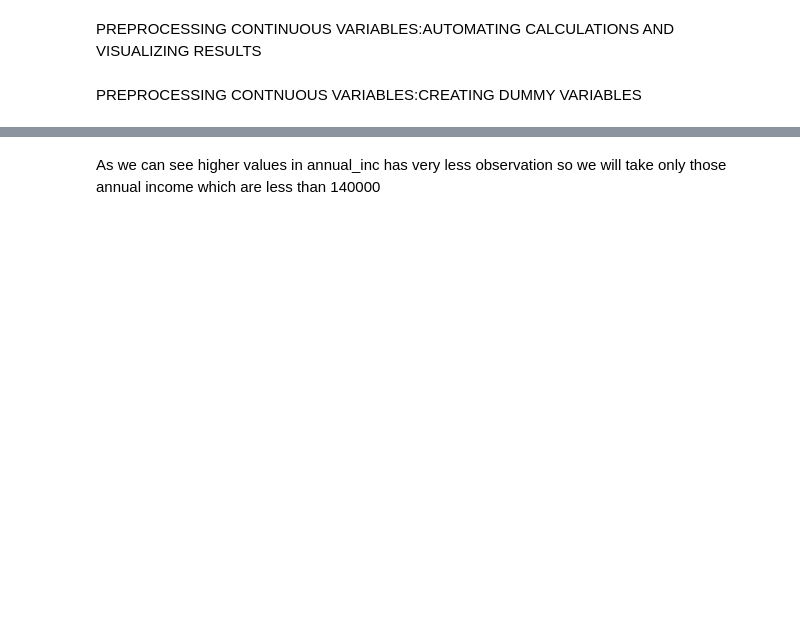
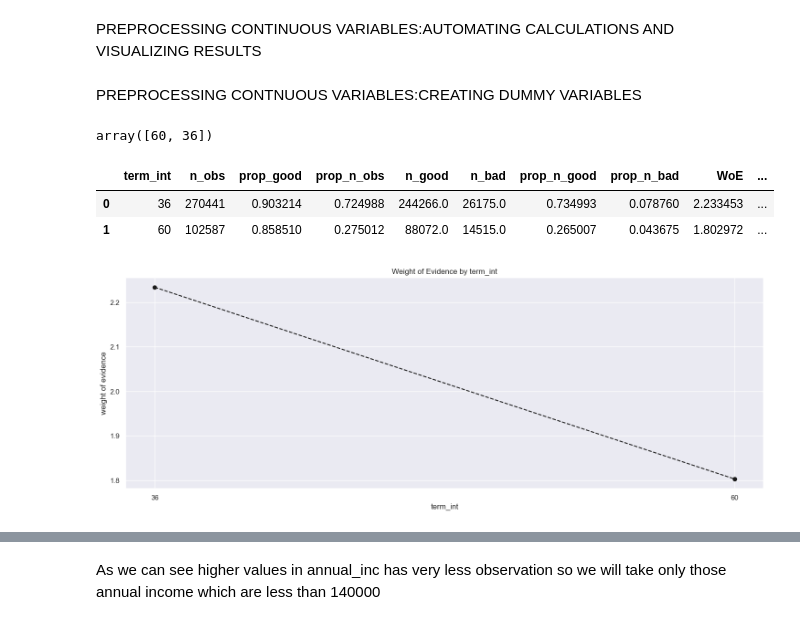
Before and after one commit to UpadhyayShweta/credit_risk_analysis, a Jupyter notebook: CreditRiskAnalysis_preprocessing_1.ipynb, the cells around one changed output, grey strips where cells are left out. Drawn from its saved outputs; the diff is of its cells as text; code cells hidden in the pictures; blank space fills up the shorter version.

```diff
--- a/CreditRiskAnalysis_preprocessing_1.ipynb
+++ b/CreditRiskAnalysis_preprocessing_1.ipynb
@@ -919,31 +990,44 @@ PREPROCESSING CONTINUOUS VARIABLES:AUTOMATING CALCULATIONS AND VISUALIZING RESUL
 
 #Now, this is the function for preprocessing of continuous variables
 
-def woe_continuous(df,discrete_variable_name,good_bad_variable_df):
-    df = pd.concat([df[discrete_variable_name],good_bad_variable_df], axis=1)
+def woe_continuous(df,continuous_variable_name,good_bad_variable_df):
+    df = pd.concat([df[continuous_variable_name],good_bad_variable_df], axis=1)
     df = pd.concat([df.groupby(df.columns.values[0],as_index = False)[df.columns.values[1]].count(),
                    df.groupby(df.columns.values[0],as_index = False)[df.columns.values[1]].mean()],axis=1)
     df= df.iloc[:,[0,1,3]]
-    df.columns=[df1.columns.values[0],'n_obs','prop_good']
+    df.columns=[continuous_variable_name,'n_obs','prop_good']
     df['prop_n_obs']=df['n_obs']/df['n_obs'].sum()
     df['n_good']=df['prop_good']*df['n_obs']
     df['n_bad']=(1-df['prop_good'])*df['n_obs']
     df['prop_n_good']=df['n_good']/df['n_good'].sum()
     df['prop_n_bad']=df['n_bad']/df['n_good'].sum()
-    df['WoE']=np.log(df['prop_n_good']/df['prop_n_bad'])
+    #df['WoE']=np.log(df['prop_n_good']/df['prop_n_bad'])
+    df['WoE'] = np.where(df['prop_n_bad'] != 0,np.log(df['prop_n_good']/df['prop_n_bad']),0)
     df['diff_prop_good'] = df['prop_good'].diff().abs()
     df['diff_WoE']=df['WoE'].diff().abs()
-    df['IV'] = df['prop_n_good'] - df['prop_n_bad']*df['WoE']
+    df['IV'] = (df['prop_n_good'] - df['prop_n_bad'])*df['WoE']
     df['IV']=df['IV'].sum()
     return df
 # %% [markdown]
 PREPROCESSING CONTNUOUS VARIABLES:CREATING DUMMY VARIABLES
 # %%
 #check the 'term_int' unique values
+df_inputs_prepr['term_int'].unique()
+# %% [output]
+array([60, 36])
 # %%
-#apply the woe_continuous function
+#apply the woe_continuous function on 'term_init' column
+df_temp_term_init = woe_continuous(X_train, 'term_int', y_train)
+df_temp_term_init.head(10)
+# %% [output]
+|  | term_int | n_obs | prop_good | prop_n_obs | n_good | n_bad | prop_n_good | prop_n_bad | WoE | ... |
+| 0 | 36 | 270441 | 0.903214 | 0.724988 | 244266.0 | 26175.0 | 0.734993 | 0.078760 | 2.233453 | ... |
+| 1 | 60 | 102587 | 0.858510 | 0.275012 | 88072.0 | 14515.0 | 0.265007 | 0.043675 | 1.802972 | ... |
 # %%
 #plot the woe plot
+plot_by_woe(df_temp_term_init)
+# %% [output]
+[figure, added]
 # %%
 #Convert it into binary encoded format by putting 1 and 0 inplace
 
```
Also changed, not shown: parts of 81 cells of this notebook.
